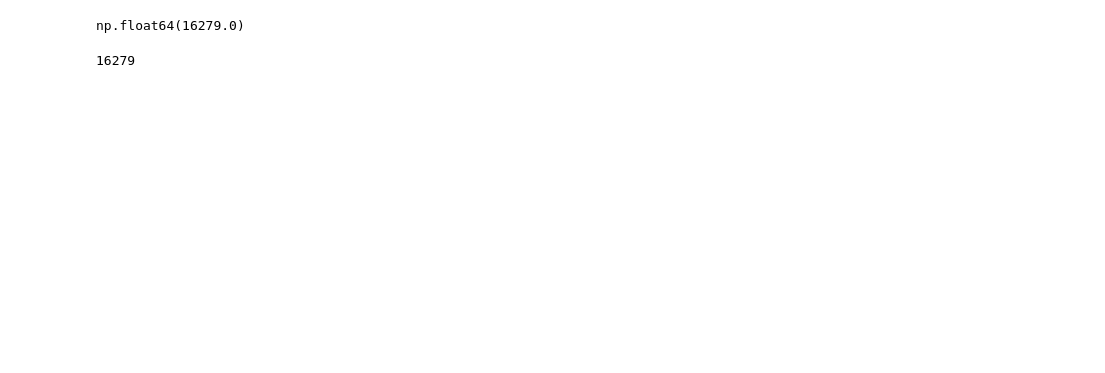
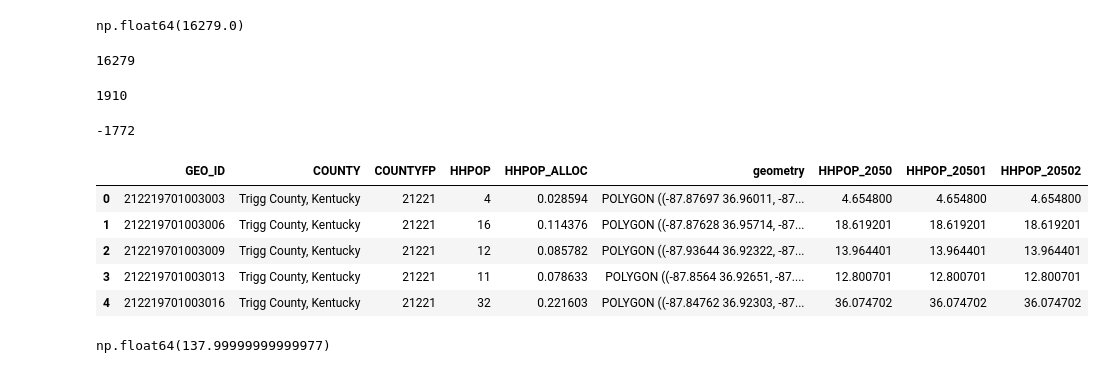
Before and after one commit to Greater-Nashville-Regional-Council/FCLUCS_Scenario_Planning, a Jupyter notebook: notebooks/Horizon Year HHPop.ipynb, the cells around one changed output. Saved outputs shown, nothing was run; the diff lists cells and outputs as text; code cells hidden in the pictures; blank space fills up the shorter version.

```diff
--- a/notebooks/Horizon Year HHPop.ipynb
+++ b/notebooks/Horizon Year HHPop.ipynb
@@ -58,6 +58,10 @@ kyhorizon.head(2)
 # %%
 trigghorizoncontrol = int(kyhorizon.loc[kyhorizon['NAME'] == 'Trigg County, Kentucky', '2050'].iloc[0])
 christianhorizoncontrol = int(kyhorizon.loc[kyhorizon['NAME'] == 'Christian County, Kentucky', '2050'].iloc[0])
+triggcontrol = int(kyhorizon.loc[kyhorizon['NAME'] == 'Trigg County, Kentucky', '2023 Census'].iloc[0])
+christiancontrol = int(kyhorizon.loc[kyhorizon['NAME'] == 'Christian County, Kentucky', '2023 Census'].iloc[0])
+triggdiff = int(kyhorizon.loc[kyhorizon['NAME'] == 'Trigg County, Kentucky', 'HHPOP_GROWTH'].iloc[0])
+christiandiff = int(kyhorizon.loc[kyhorizon['NAME'] == 'Christian County, Kentucky', 'HHPOP_GROWTH'].iloc[0])
 # %%
 controls = {'Trigg County, Kentucky': trigghorizoncontrol,'Christian County, Kentucky': christianhorizoncontrol}
 
@@ -78,3 +82,27 @@ trigghorizoncontrol
 16279
 # %%
 #method two would be taking the entire growth and giving the share of growth to the corresponding allocation...
+triggdiff
+# %% [output]
+1910
+# %%
+christiandiff
+# %% [output]
+-1772
+# %%
+controls = {'Trigg County, Kentucky': (triggdiff + triggcontrol),'Christian County, Kentucky': (christiandiff + christiancontrol)}
+
+ky['HHPOP_20502'] = ((ky['HHPOP_ALLOC'])/100) * ky['COUNTY'].map(controls)
+# %%
+ky.head()
+# %% [output]
+|  | GEO_ID | COUNTY | COUNTYFP | HHPOP | HHPOP_ALLOC | geometry | HHPOP_2050 | HHPOP_20501 | HHPOP_20502 |
+| 0 | 212219701003003 | Trigg County, Kentucky | 21221 | 4 | 0.028594 | POLYGON ((-87.87697 36.96011, -87... | 4.654800 | 4.654800 | 4.654800 |
+| 1 | 212219701003006 | Trigg County, Kentucky | 21221 | 16 | 0.114376 | POLYGON ((-87.87628 36.95714, -87... | 18.619201 | 18.619201 | 18.619201 |
+| 2 | 212219701003009 | Trigg County, Kentucky | 21221 | 12 | 0.085782 | POLYGON ((-87.93644 36.92322, -87... | 13.964401 | 13.964401 | 13.964401 |
+| 3 | 212219701003013 | Trigg County, Kentucky | 21221 | 11 | 0.078633 | POLYGON ((-87.8564 36.92651, -87.... | 12.800701 | 12.800701 | 12.800701 |
+| 4 | 212219701003016 | Trigg County, Kentucky | 21221 | 32 | 0.221603 | POLYGON ((-87.84762 36.92303, -87... | 36.074702 | 36.074702 | 36.074702 |
+# %%
+ky['HHPOP_20502'].sum()
+# %% [output]
+np.float64(137.99999999999977)
```
Also changed, not shown: parts of 6 cells of this notebook, 2 other files.
